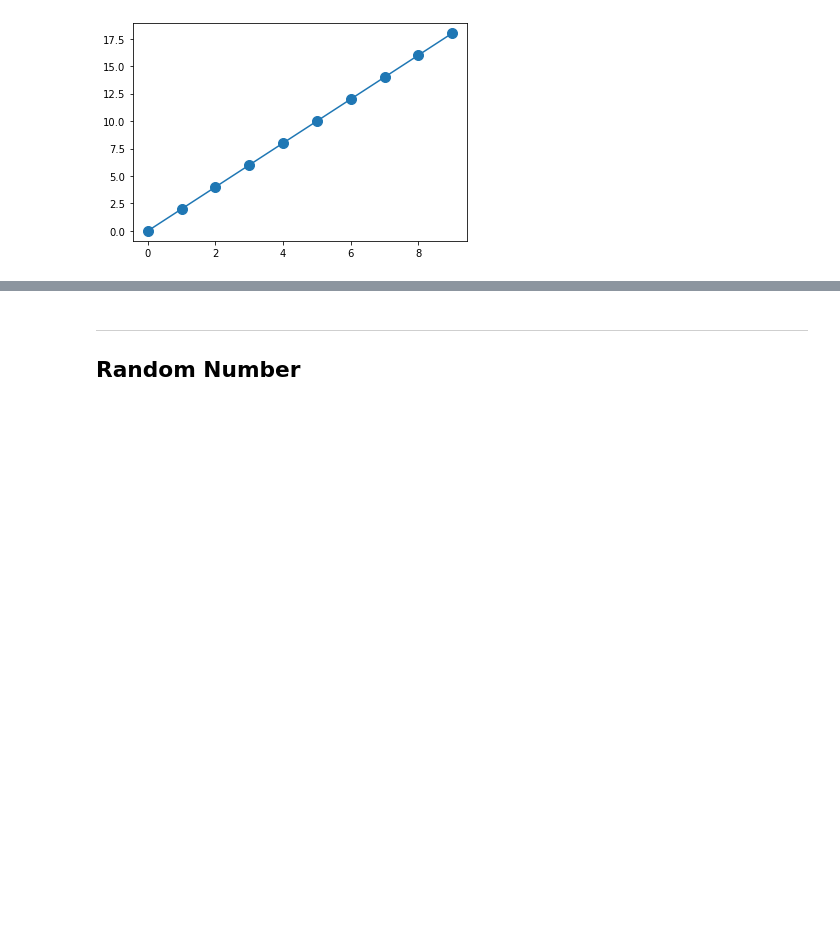
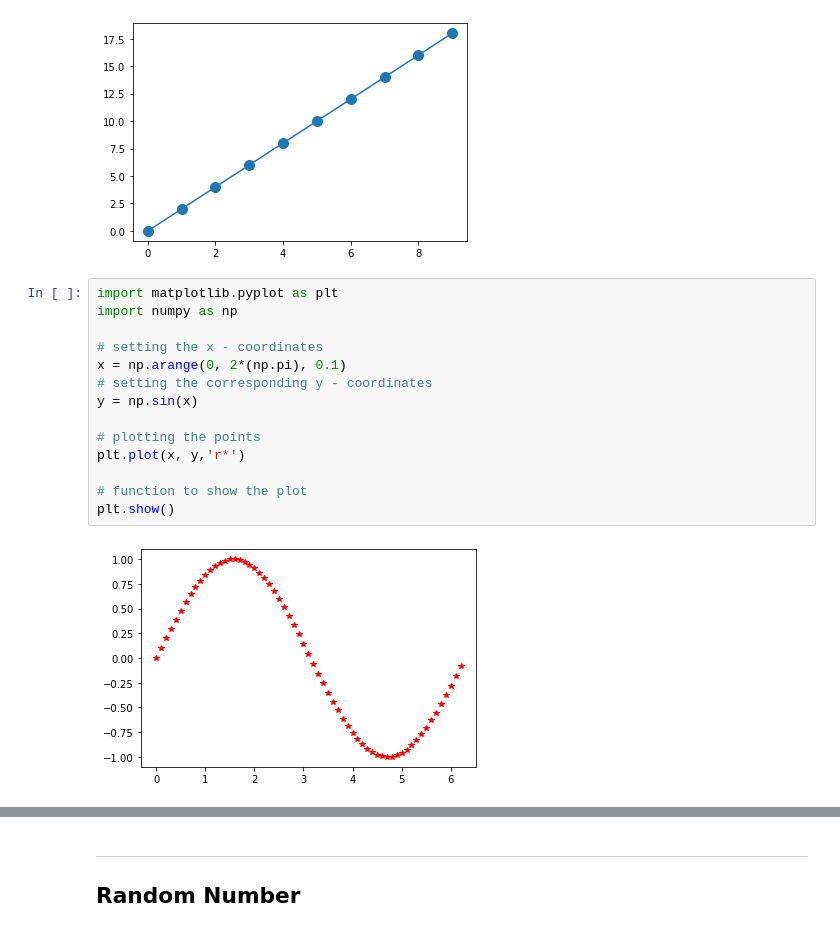
Before and after one commit to navgaur/Mathematical-Physics-I, a Jupyter notebook: Intro Python 1.ipynb, the cells around one changed output, grey strips where cells are left out. Cells and saved outputs as stored; diff of their text form; blank space fills up the shorter version.

```diff
--- a/Intro Python 1.ipynb
+++ b/Intro Python 1.ipynb
@@ -476,3 +642,19 @@ plt.plot(xpoints,ypoints,marker=".",ms=20)
 plt.show()
 # %% [output]
 [figure]
+# %%
+import matplotlib.pyplot as plt
+import numpy as np
+
+# setting the x - coordinates
+x = np.arange(0, 2*(np.pi), 0.1)
+# setting the corresponding y - coordinates
+y = np.sin(x)
+
+# plotting the points
+plt.plot(x, y,'r*')
+
+# function to show the plot
+plt.show()
+# %% [output]
+[figure, added]
```
Also changed, not shown: parts of 19 cells of this notebook.
